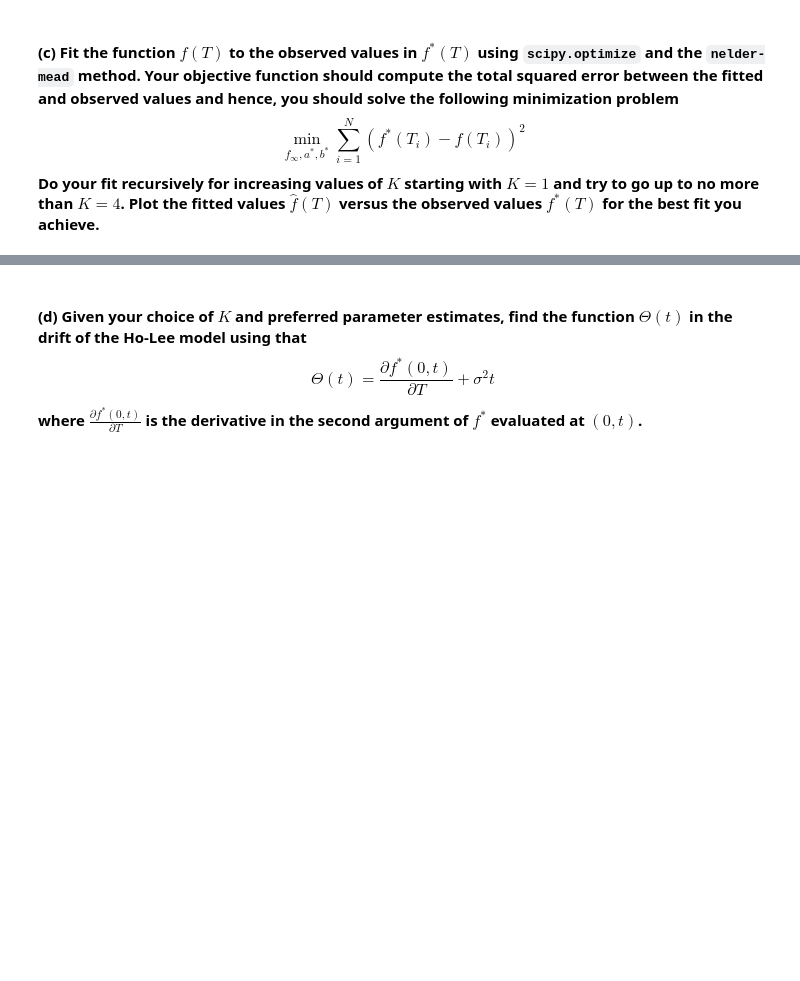
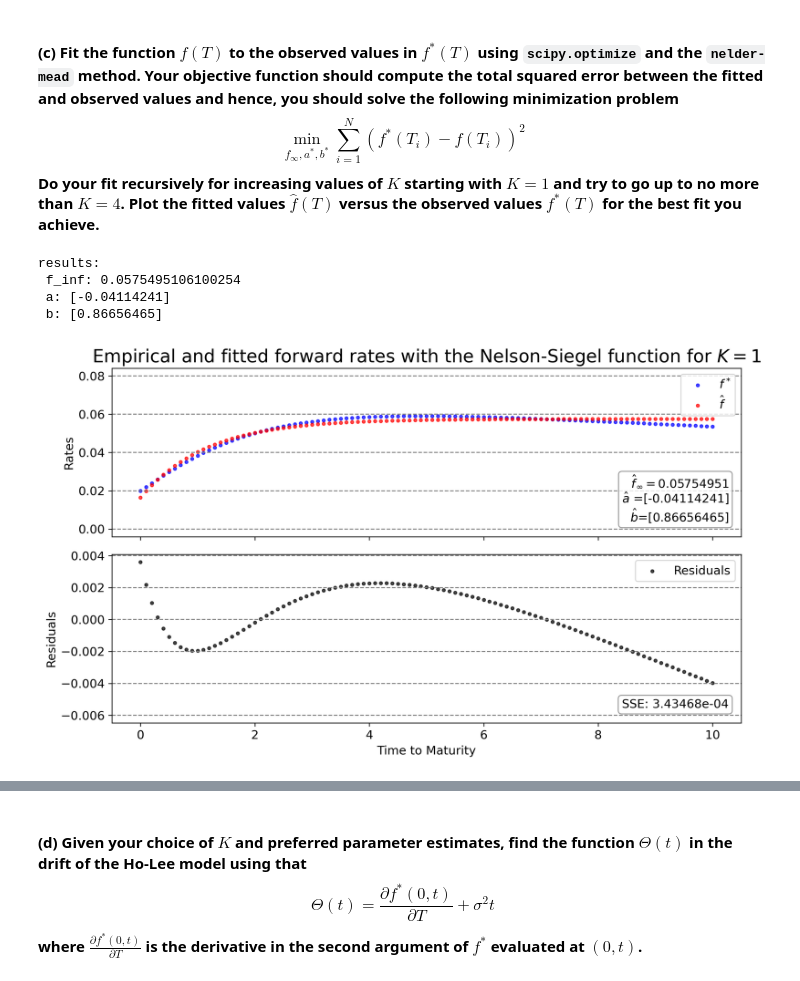
Before and after one commit to johanoelgaard/FixedIncome, a Jupyter notebook: Problem Sets/Problem Set 7/ps7.ipynb, the cells around one changed output, grey strips where cells are left out. Drawn from its saved outputs; the diff is of its cells as text; code cells hidden in the pictures; blank space fills up the shorter version.

```diff
--- a/Problem Sets/Problem Set 7/ps7.ipynb
+++ b/Problem Sets/Problem Set 7/ps7.ipynb
@@ -201,9 +171,73 @@ def forward_obj_ns_hess(params, f_star, T): # nelson siegel, minimizing hessian
 # %%
+# for K=1
 # initial guess
 f_inf_0 = (0.03,)
-a_0 = -0.05,0.03,0.01 # must be in form of tuple/list/array
-b_0 = 0.35,0.35,1 # must be in form of tuple/list/array
+a_0 = -0.05,#0.03,0.01 # must be in form of tuple/list/array
+b_0 = 0.35,#0.35,1 # must be in form of tuple/list/array
 param_0 = f_inf_0 + a_0 + b_0 # must be in form of tuple/list/array
 
 K = len(a_0)-1
+
+# unconstrained optimization
+result1 = minimize(forward_obj_ns, param_0, args=(f_star, T), method='nelder-mead', options={'disp': False})
+f_inf_hat1, a_hat1, b_hat1, sse1 = result1.x[0], result1.x[1:1+K+1], result1.x[K+2:K+2+K+1], result1.fun
+print(f'results:\n',
+      f'f_inf: {f_inf_hat1}\n',
+      f'a: {a_hat1}\n',
+      f'b: {b_hat1}')
+f_fit1 = fid.f_ns((f_inf_hat1, a_hat1, b_hat1), T)
+res1 = f_star - f_fit1
+# %% [output]
+results:
+ f_inf: 0.0575495106100254
+ a: [-0.04114241]
+ b: [0.86656465]
+# %%
+fig, ax = plt.subplots(2, 1, figsize=(10, 6), dpi=300, sharex=True)
+
+# First subplot: forward rates
+ax[0].scatter(T, f_star, label='$f^*$', marker='.', color='blue', alpha=0.7)
+ax[0].scatter(T, f_fit1, label='$\hat{f}$', marker='.', color='red', alpha=0.7)
+
+ax[0].yaxis.set_major_locator(MultipleLocator(base=0.02))
+for tick in ax[0].get_yticks():
+    ax[0].axhline(y=tick, color='gray', linestyle='--', linewidth=1)
+ax[0].set_ylabel('Rates', fontsize=12)
+
+ax[0].legend(fontsize=12, loc = 'upper right')
+textstr = f'$\hat f_\infty =${f_inf_hat1:.8f}\n$\hat a$ ={a_hat1}\n$\hat b $={b_hat1}'
+props = dict(boxstyle='round', facecolor='white', alpha=0.8, edgecolor='grey')
+ax[0].text(0.98, 0.075, textstr, transform=ax[0].transAxes, fontsize=12,
+         verticalalignment='bottom',horizontalalignment = 'right', bbox=props)
+
+# Second subplot: Residuals
+ax[1].scatter(T, res1, label='Residuals', marker='.', color='black', alpha=0.7)
+ax[1].set_ylabel('Residuals', fontsize=12)
+
+# Create horizontal lines dynamically based on the range
+max_residual = np.max(np.abs(res1))
+base1 = 2*10 ** (int(np.log10(max_residual))-1)
+ax[1].yaxis.set_major_locator(MultipleLocator(base=base1))
+for tick in ax[1].get_yticks():
+    ax[1].axhline(y=tick, color='gray', linestyle='--', linewidth=1)
+
+ax[1].set_xlabel('Time to Maturity', fontsize=12)
+ax[1].legend(fontsize=12, loc='upper right')
+
+# calculate the mse of the residuals
+txt_sse = f'SSE: {sse1:.5e}'
+ax[1].text(0.98, 0.075, txt_sse, transform=ax[1].transAxes, fontsize=12,
+         verticalalignment='bottom', horizontalalignment = 'right', bbox=props)
+
+for ax_i in ax:
+    ax_i.tick_params(axis='both', which='major', labelsize=12)
+    ax_i.yaxis.get_offset_text().set_fontsize(12)  # Adjust the size as needed
+
+
+ax[0].set_title(f'Empirical and fitted forward rates with the Nelson-Siegel function for $K = {K+1}$', fontsize=18)
+plt.tight_layout()
+plt.show()
+plt.close()
+# %% [output]
+[figure, added]
 # %%
```
Also changed, not shown: parts of 32 cells of this notebook.
